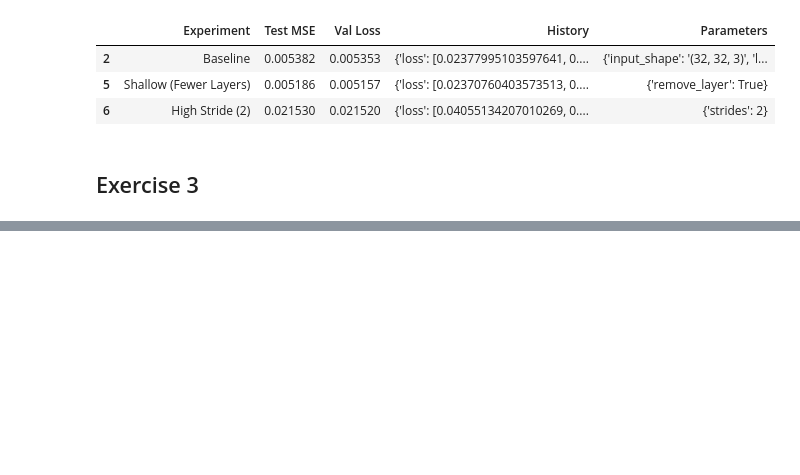
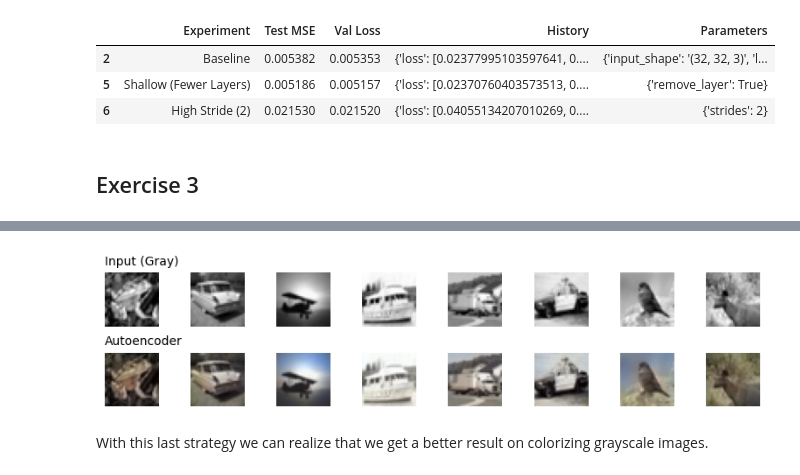
Before and after one commit to yadderace/ai-labs, a Jupyter notebook: advanced_ml/assignments/assignment2/autoencoders.ipynb, the cells around one changed output, grey strips where cells are left out. Saved outputs shown, nothing was run; the diff lists cells and outputs as text; code cells hidden in the pictures; blank space fills up the shorter version.

```diff
--- a/advanced_ml/assignments/assignment2/autoencoders.ipynb
+++ b/advanced_ml/assignments/assignment2/autoencoders.ipynb
@@ -860,3 +1000,2 @@ plot_training_history(train_history)
 # %%
-# Plotting images
-plot_images([autoencoder_gray_color], ['Autoencoder'], images = x_test_gray, n = 8)
+autoencoder_lab = build_autoencoder(input_shape = (32, 32, 1), output_channels = 2)
@@ -862,0 +1046,3 @@ plot_images([autoencoder_gray_color], ['Autoencoder'], images = x_test_gray, n =
+# %%
+plot_lab_images(autoencoder_lab, x_test)
+# %% [output]
@@ -862,0 +1057,3 @@ plot_images([autoencoder_gray_color], ['Autoencoder'], images = x_test_gray, n =
+[figure, added]
+# %% [markdown]
+With this last strategy we can realize that we get a better result on colorizing grayscale images.
```
Also changed, not shown: parts of 26 cells of this notebook.
